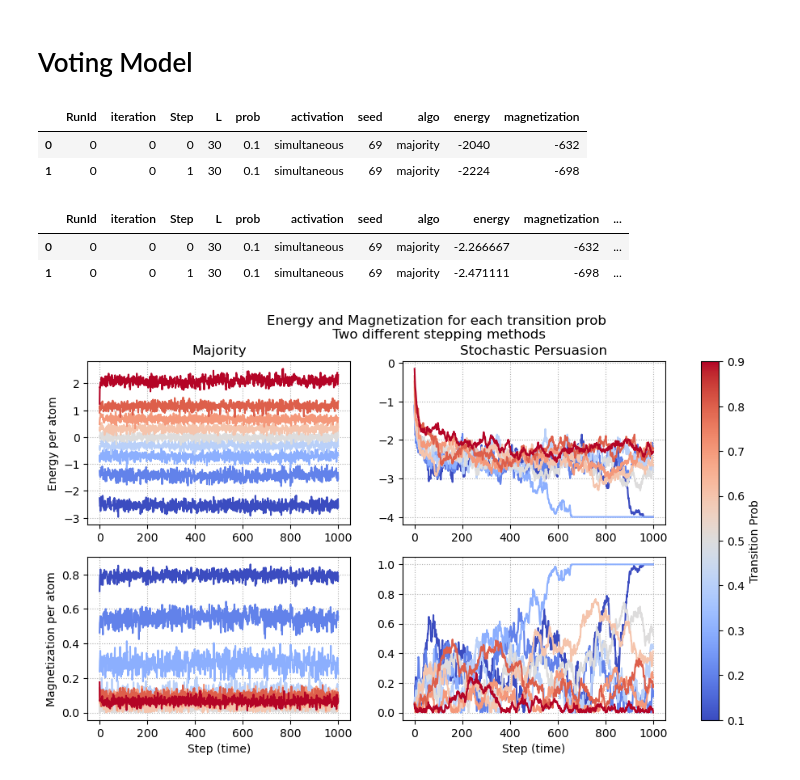
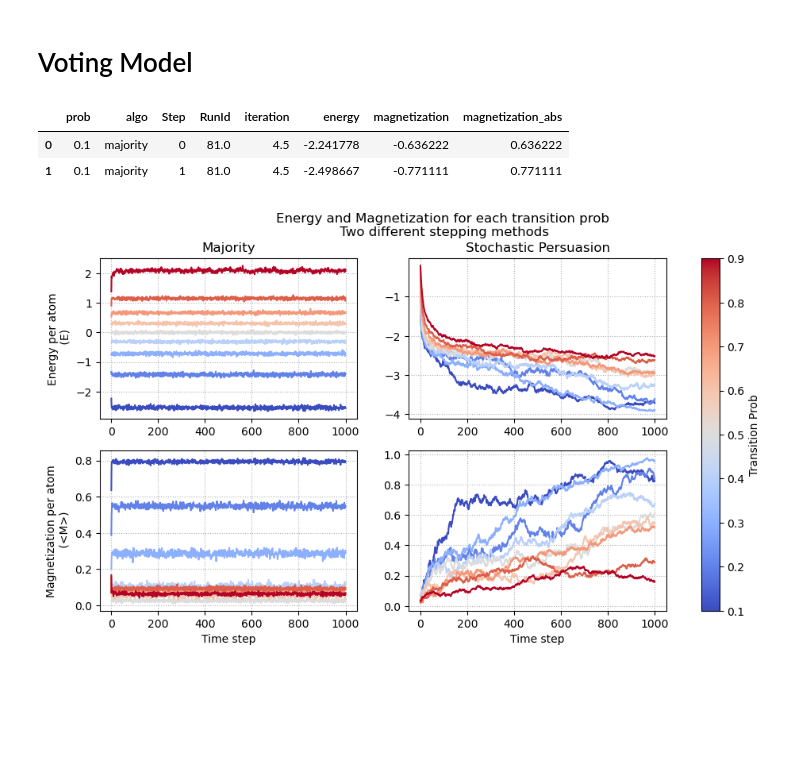
Before and after one commit to lbitsiko/ising-agent, a Jupyter notebook: parameter_evaluation.ipynb, the cells around one changed output. Saved outputs shown, nothing was run; the diff lists cells and outputs as text; code cells hidden in the pictures; blank space fills up the shorter version.

```diff
--- a/parameter_evaluation.ipynb
+++ b/parameter_evaluation.ipynb
@@ -32,5 +33,9 @@ df.head(2)
 # betas in the study - use coolwarm colormap
 betas = sorted(set(df.beta.value_counts().index))
 normalize = plt.Normalize(min(betas), max(betas))
-colormap = plt.cm.coolwarm
+colormap = plt.cm.coolwarm.reversed()
 colors = colormap(normalize(betas))
+
+# color scale
+sm = cm.ScalarMappable(cmap=colormap, norm=normalize)
+sm.set_array([])
@@ -101,21 +90,23 @@ plt.show()
 # %% [markdown]
 # Voting Model
-# %%
-df = pd.read_csv("studies/batch_run_voting.csv")
-df.head(2)
-# %% [output]
-|  | RunId | iteration | Step | L | prob | activation | seed | algo | energy | magnetization |
-| 0 | 0 | 0 | 0 | 30 | 0.1 | simultaneous | 69 | majority | -2040 | -632 |
-| 1 | 0 | 0 | 1 | 30 | 0.1 | simultaneous | 69 | majority | -2224 | -698 |
-# %%
-df["magnetization_abs"] = np.abs(df["magnetization"])
-df["magnetization_abs"] = df["magnetization_abs"]/(30*30) # magnetization per atom
-df["energy"] = df["energy"]/(30*30) # energy per atom
-df.head(2)
-# %% [output]
-|  | RunId | iteration | Step | L | prob | activation | seed | algo | energy | magnetization | ... |
-| 0 | 0 | 0 | 0 | 30 | 0.1 | simultaneous | 69 | majority | -2.266667 | -632 | ... |
-| 1 | 0 | 0 | 1 | 30 | 0.1 | simultaneous | 69 | majority | -2.471111 | -698 | ... |
+# %%
+df = pd.read_csv("studies/batch_run_voting.csv")
+
+# transform observables
+df["magnetization"]= df["magnetization"]/(30*30)
+df["magnetization_abs"] = np.abs(df["magnetization"])
+
+# select the variables relative to the study
+df = df[["RunId","iteration","Step", "prob","algo", "energy", "magnetization", "magnetization_abs"]]
+
+# calculate averages per parameter combo
+df = df.groupby(["prob", "algo", "Step"]).mean().reset_index()
+
+df.head(2)
+# %% [output]
+|  | prob | algo | Step | RunId | iteration | energy | magnetization | magnetization_abs |
+| 0 | 0.1 | majority | 0 | 81.0 | 4.5 | -2.241778 | -0.636222 | 0.636222 |
+| 1 | 0.1 | majority | 1 | 81.0 | 4.5 | -2.498667 | -0.771111 | 0.771111 |
 # %%
 # probs in the study - use coolwarm colormap
 probs = sorted(set(df.prob.value_counts().index))
@@ -129,47 +120,38 @@ sm.set_array([])
 # %%
 fig, axs = plt.subplots(nrows=2, ncols=2, figsize=(1.8*6.4, 1.2*4.8))
 
 for prob, color in zip(probs, colors): # one line per temperature
 
     sm.to_rgba(prob)
 
     df_plot = df[df["prob"] == prob]
 
     df_maj = df_plot[df_plot["algo"] == "majority"]
     df_maj.sort_values(by="Step", ascending=True)
 
     df_pers = df_plot[df_plot["algo"] == "stochastic_persuasion"]
     df_pers.sort_values(by="Step", ascending=True)
 
 
     axs[0][0].plot(df_maj["Step"], df_maj["energy"], label=f'{prob:.2f}', color=color)
     axs[1][0].plot(df_maj["Step"], df_maj["magnetization_abs"], label=f'{prob:.2f}', color=color)
 
     axs[0][1].plot(df_pers["Step"], df_pers["energy"], label=f'{prob:.2f}', color=color)
     axs[1][1].plot(df_pers["Step"], df_pers["magnetization_abs"], label=f'{prob:.2f}', color=color)
 
 fig.colorbar(sm, ax=axs.ravel().tolist(), orientation='vertical', label='Transition Prob')
 
+# set titles, labels, grid lines, etc.
 fig.suptitle("Energy and Magnetization for each transition prob\n Two different stepping methods")
-
-axs[0][0].set_ylabel("Energy per atom")
-axs[1][0].set_ylabel("Magnetization per atom")
-
-# for ax in axs:
-axs[1][0].set_xlabel("Step (time)")
-axs[1][1].set_xlabel("Step (time)")
-
-for ax in axs.flatten():
-    ax.grid(ls=':')
-
 axs[0][0].set_title("Majority")
 axs[0][1].set_title("Stochastic Persuasion")
-# # same limits with field study
-# axs[0][0].set_ylim(-6, 0.0)
-# axs[0][1].set_ylim(-6, 0.0)
-# axs[0][1].set_ylim(-0.1, 1.15)
-# axs[1][1].set_ylim(-0.1, 1.15)
 
-plt.show()
+axs[0][0].set_ylabel("Energy per atom\n (E)")
+axs[1][0].set_ylabel("Magnetization per atom\n (<M>)")
+
+for ax in axs[1]: ax.set_xlabel("Time step")
+for ax in axs.flatten(): ax.grid(ls=':')
+
+fig.savefig("plots/voting_study.png", dpi=300)
 # %% [output]
-[figure, old version]
+[figure, new version]
```
Also changed, not shown: parts of 9 cells of this notebook, 13 other files.
